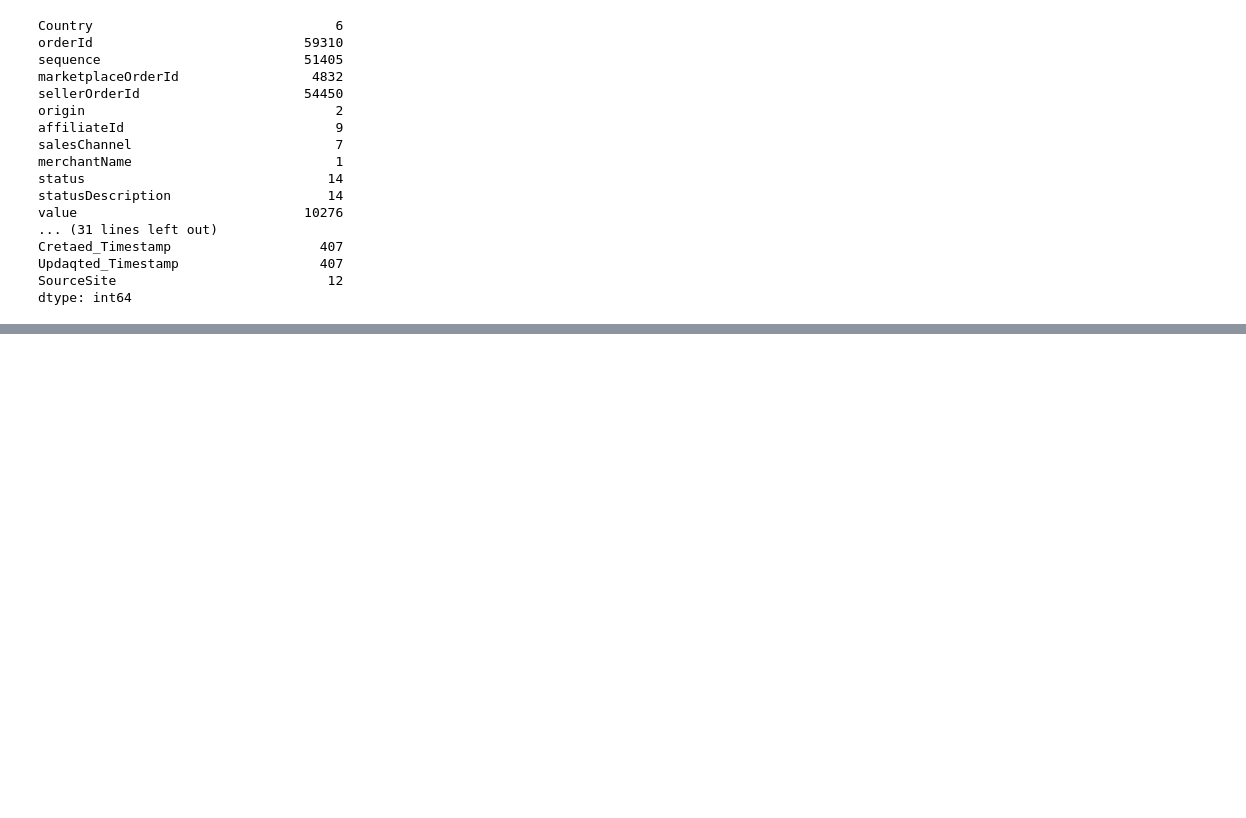
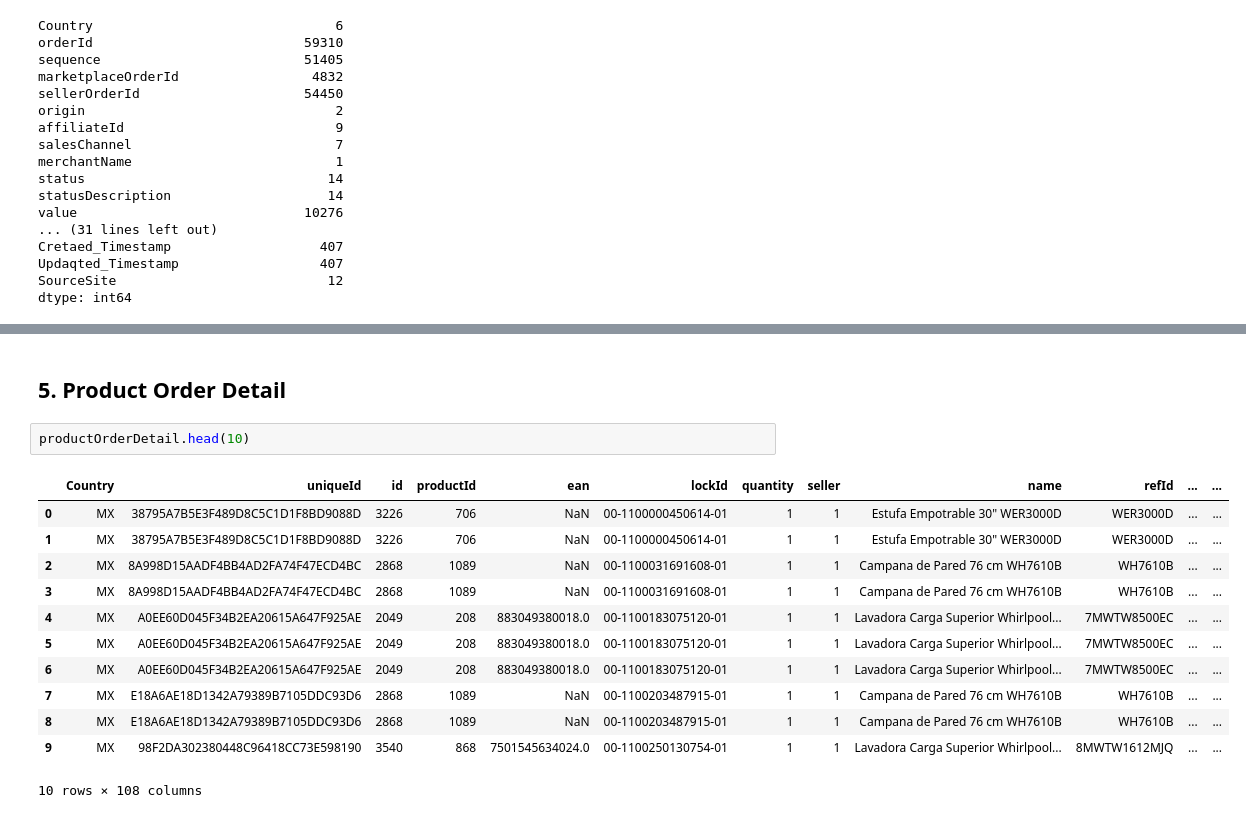
Before and after one commit to diegoferra5/-whirlpool-supply-analytics, a Jupyter notebook: notebooks/DEA.ipynb, the cells around one changed output, grey strips where cells are left out. Cells and saved outputs as stored; diff of their text form; blank space fills up the shorter version.

```diff
--- a/notebooks/DEA.ipynb
+++ b/notebooks/DEA.ipynb
@@ -220,0 +525,17 @@ esto es una prueba 2
+# %% [markdown]
+## 5. Product Order Detail
+# %%
+productOrderDetail.head(10)
+# %% [output]
+|  | Country | uniqueId | id | productId | ean | lockId | quantity | seller | name | refId | ... | ... |
+| 0 | MX | 38795A7B5E3F489D8C5C1D1F8BD9088D | 3226 | 706 | NaN | 00-1100000450614-01 | 1 | 1 | Estufa Empotrable 30" WER3000D | WER3000D | ... | ... |
+| 1 | MX | 38795A7B5E3F489D8C5C1D1F8BD9088D | 3226 | 706 | NaN | 00-1100000450614-01 | 1 | 1 | Estufa Empotrable 30" WER3000D | WER3000D | ... | ... |
+| 2 | MX | 8A998D15AADF4BB4AD2FA74F47ECD4BC | 2868 | 1089 | NaN | 00-1100031691608-01 | 1 | 1 | Campana de Pared 76 cm WH7610B | WH7610B | ... | ... |
+| 3 | MX | 8A998D15AADF4BB4AD2FA74F47ECD4BC | 2868 | 1089 | NaN | 00-1100031691608-01 | 1 | 1 | Campana de Pared 76 cm WH7610B | WH7610B | ... | ... |
+| 4 | MX | A0EE60D045F34B2EA20615A647F925AE | 2049 | 208 | 883049380018.0 | 00-1100183075120-01 | 1 | 1 | Lavadora Carga Superior Whirlpool... | 7MWTW8500EC | ... | ... |
+| 5 | MX | A0EE60D045F34B2EA20615A647F925AE | 2049 | 208 | 883049380018.0 | 00-1100183075120-01 | 1 | 1 | Lavadora Carga Superior Whirlpool... | 7MWTW8500EC | ... | ... |
+| 6 | MX | A0EE60D045F34B2EA20615A647F925AE | 2049 | 208 | 883049380018.0 | 00-1100183075120-01 | 1 | 1 | Lavadora Carga Superior Whirlpool... | 7MWTW8500EC | ... | ... |
+| 7 | MX | E18A6AE18D1342A79389B7105DDC93D6 | 2868 | 1089 | NaN | 00-1100203487915-01 | 1 | 1 | Campana de Pared 76 cm WH7610B | WH7610B | ... | ... |
+| 8 | MX | E18A6AE18D1342A79389B7105DDC93D6 | 2868 | 1089 | NaN | 00-1100203487915-01 | 1 | 1 | Campana de Pared 76 cm WH7610B | WH7610B | ... | ... |
+| 9 | MX | 98F2DA302380448C96418CC73E598190 | 3540 | 868 | 7501545634024.0 | 00-1100250130754-01 | 1 | 1 | Lavadora Carga Superior Whirlpool... | 8MWTW1612MJQ | ... | ... |
+10 rows × 108 columns
```
Also changed, not shown: parts of 40 cells of this notebook.
